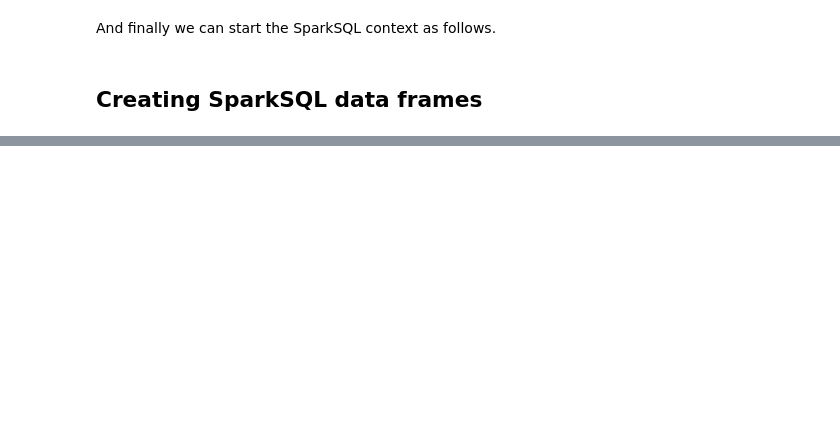
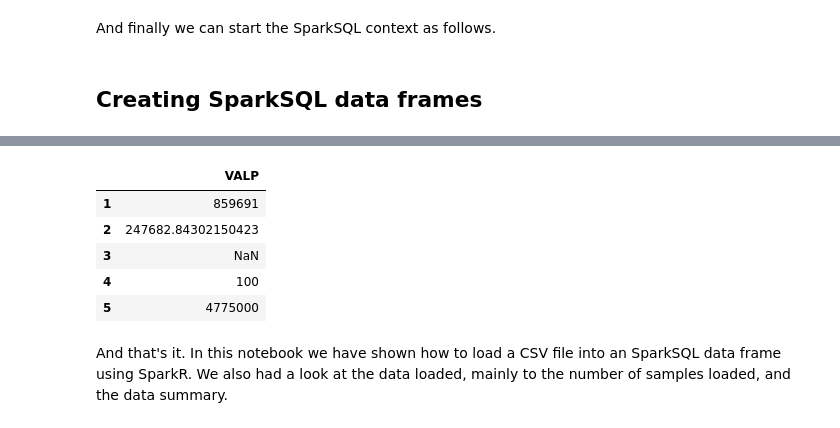
Before and after one commit to jadianes/spark-r-notebooks, a Jupyter notebook: notebooks/nb1-spark-sql-basics/nb1-spark-sql-basics.ipynb, the cells around one changed output, grey strips where cells are left out. Cells and saved outputs as stored; diff of their text form; code cells hidden in the pictures; blank space fills up the shorter version.

Commit message:
Done with notebook 1

```diff
--- a/notebooks/nb1-spark-sql-basics/nb1-spark-sql-basics.ipynb
+++ b/notebooks/nb1-spark-sql-basics/nb1-spark-sql-basics.ipynb
@@ -41,0 +217,11 @@ Dictionary: http://www2.census.gov/programs-surveys/acs/tech_docs/pums/data_dict
+# %%
+collect(select(housing_summary,"VALP"))
+# %% [output]
+|  | VALP |
+| 1 | 859691 |
+| 2 | 247682.84302150423 |
+| 3 | NaN |
+| 4 | 100 |
+| 5 | 4775000 |
+# %% [markdown]
+And that's it. In this notebook we have shown how to load a CSV file into an SparkSQL data frame using SparkR. We also had a look at the data loaded, mainly to the number of samples loaded, and the data summary.
```
Also changed, not shown: parts of 34 cells of this notebook, 2 other files.
